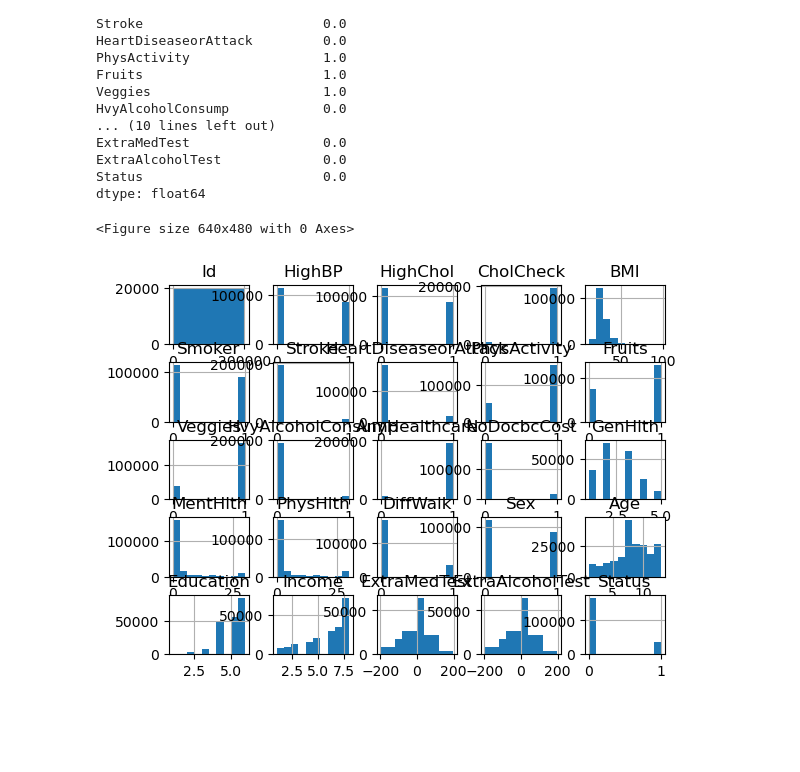
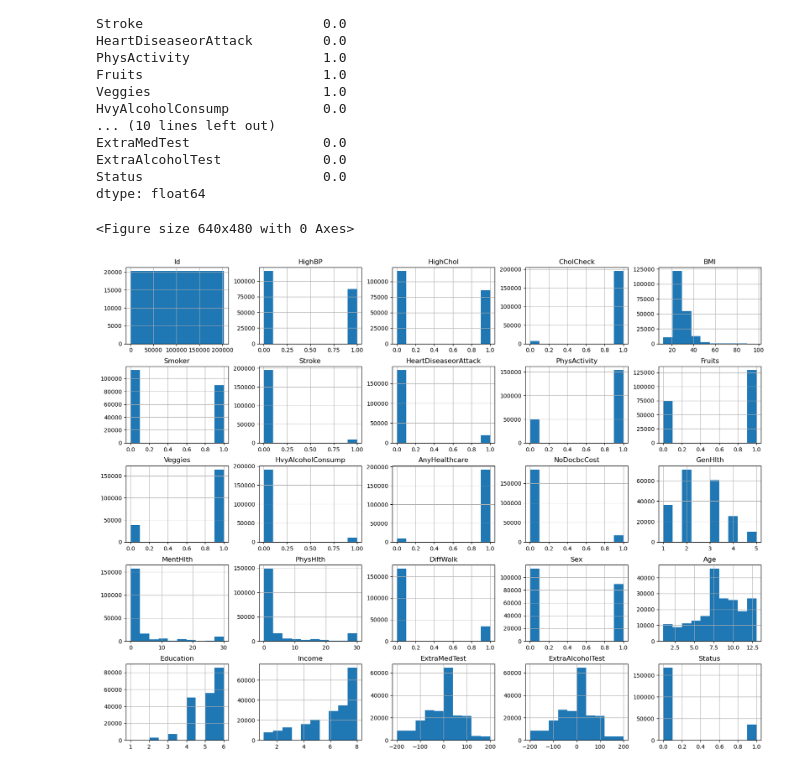
Before and after one commit to polarbear0701/Machine-Learning-course, a Jupyter notebook: Assignment1/prepare.ipynb, the cells around one changed output. Saved outputs shown, nothing was run; the diff lists cells and outputs as text; code cells hidden in the pictures; blank space fills up the shorter version.

```diff
--- a/Assignment1/prepare.ipynb
+++ b/Assignment1/prepare.ipynb
@@ -43,9 +43,9 @@ Status                       0.0
 dtype: float64
 # %%
 plt.figure()
-sample.hist()
+sample.hist(figsize=(20,15))
 plt.show()
 # %% [output]
 <Figure size 640x480 with 0 Axes>
-[figure, old version]
+[figure, new version]
 # %%
```
Also changed, not shown: parts of 2 cells of this notebook, 1 other file.
